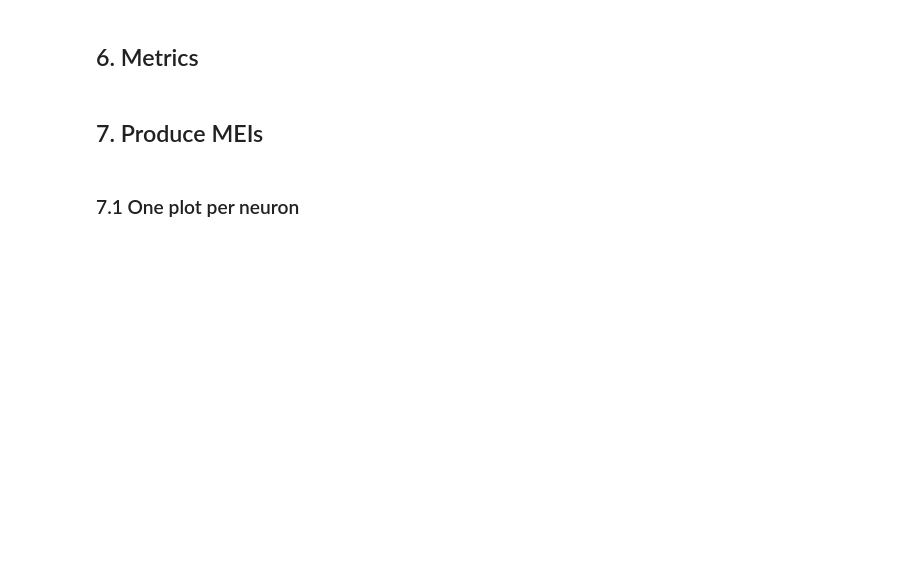
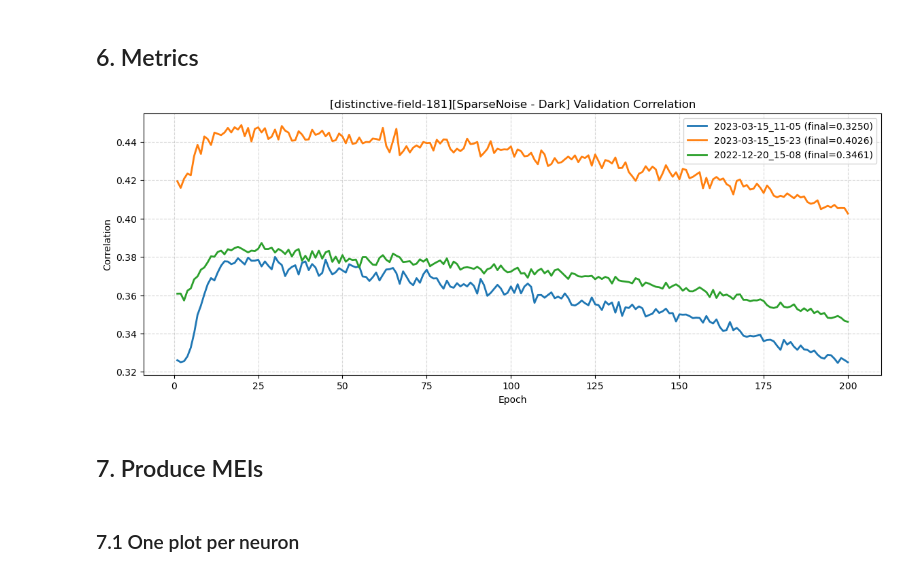
Before and after one commit to ahmedtarek-/neuropixel-predictor, a Jupyter notebook: notebooks/simplified_notebook.ipynb, the cells around one changed output. Saved outputs shown, nothing was run; the diff lists cells and outputs as text; code cells hidden in the pictures; blank space fills up the shorter version.

```diff
--- a/notebooks/simplified_notebook.ipynb
+++ b/notebooks/simplified_notebook.ipynb
@@ -135,11 +141,11 @@ images_batch.shape, responses_batch.shape, images_batch.type()
 from torch.utils.data import Dataset
 from torch.utils.data import DataLoader
 
-TRAINING_DATA_DIR = '/Users/tarek/Documents/UNI/Lab Rotations/Kremkow/Data/Training-SN-Dark-36-22' # Training-SparseNoise-Dark # Training-Delay, Training-SN-Dark-360-220
+TRAINING_DATA_DIR = '/Users/tarek/Documents/UNI/Lab Rotations/Kremkow/Data/Training-SparseNoise-Dark' # Training-SparseNoise-Dark Training-SN-Dark-36-22
 
-train_dataloader_1, test_dataloader_1, resp_mean_1 = load_dataset("2023-03-15_11-05", flip_axis=True)
-train_dataloader_2, test_dataloader_2, resp_mean_2 = load_dataset("2023-03-15_15-23", flip_axis=True)
-train_dataloader_3, test_dataloader_3, resp_mean_3 = load_dataset("2022-12-20_15-08", flip_axis=True)
+train_dataloader_1, test_dataloader_1, resp_mean_1 = load_dataset("2023-03-15_11-05", flip_axis=False)
+train_dataloader_2, test_dataloader_2, resp_mean_2 = load_dataset("2023-03-15_15-23", flip_axis=False)
+train_dataloader_3, test_dataloader_3, resp_mean_3 = load_dataset("2022-12-20_15-08", flip_axis=False)
 
 train_dataloaders = {
     "2023-03-15_11-05": train_dataloader_1,
@@ -252,0 +266,35 @@ def initialize_model(run, load_weights_from_file=''):
+# %%
+def plot_core_features(model, run_name, epoch=""):
+    # get first conv layer weights
+    w = model.core.features[0][0].weight.data.cpu()
+
+    num_filters = min(32, w.shape[0])
+    fig, axes = plt.subplots(4, 8, figsize=(12, 6))
+
+    for i, ax in enumerate(axes.flat):
+        if i >= num_filters:
+            break
+
+        filt = w[i, 0]  # first input channel
+
+        ax.imshow(filt, cmap='gray')
+        ax.axis('off')
+        ax.set_title(str(i))
+
+    plt.suptitle("Core Features - Run ({}), Epoch ({})".format(run_name, epoch))
+    plt.tight_layout()
+    plt.show()
+
+
+def plot_readout_mask(model, run_name, epoch=""):
+    spatial_mask = model.readout['2023-03-15_11-05'].spatial.data.cpu()
+    neuron = 16
+
+    spatial_mask = spatial_mask[neuron, :, :]
+
+
+    plt.imshow(spatial_mask, cmap='gray')
+    plt.colorbar()
+    plt.title("Readout spatial mask - Neuron (), Run ({}), Epoch ({})".format(neuron, run_name, epoch))
+
+    plt.show()
@@ -545,10 +625,12 @@ Epoch 0: loss=4288.15, pred_std_neuron=7.21, y_std=9.25, validation_correlation=
 # %%
 ################ E. Main Plots ################
 from neuropixel_predictor.utils import plot_metric
 
 # plot_metric(history, 'training_loss', "[Moving Bar, Run 1] Training Loss", "Loss")
 # plot_metric(history, 'val_loss', "[Moving Bar, Run 1] Validation Loss", "Loss")
-plot_metric(history, 'val_corr', "[deft-armadillo-159][SparseNoise - Dark] Validation Correlation", "Correlation")
+plot_metric(history, 'val_corr', "[{}][SparseNoise - Dark] Validation Correlation".format(run.name), "Correlation")
+# %% [output]
+[figure, added]
 # %% [markdown]
 ## 7. Produce MEIs
 # %% [markdown]
```
Also changed, not shown: parts of 22 cells of this notebook, 3 other files.
